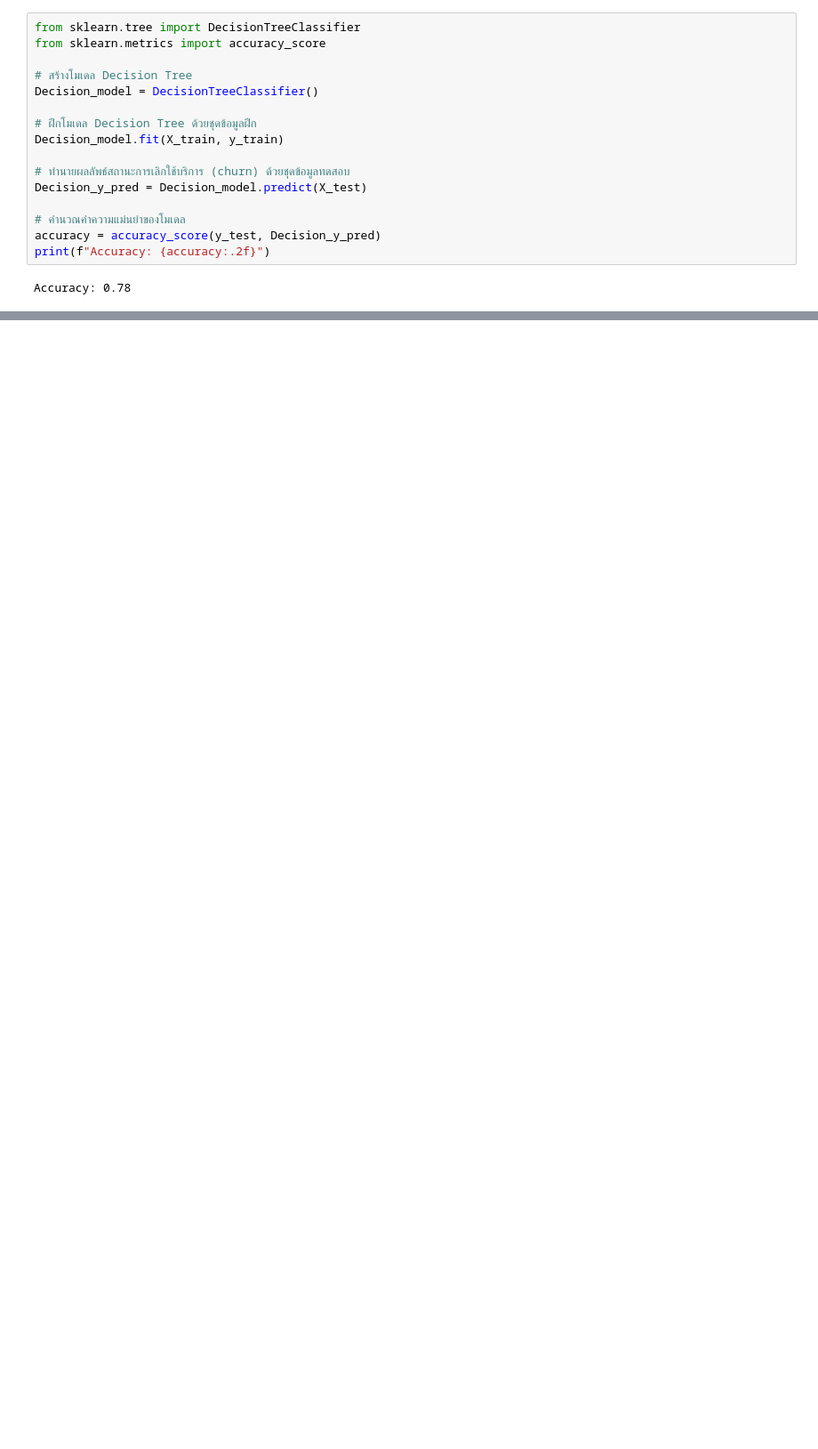
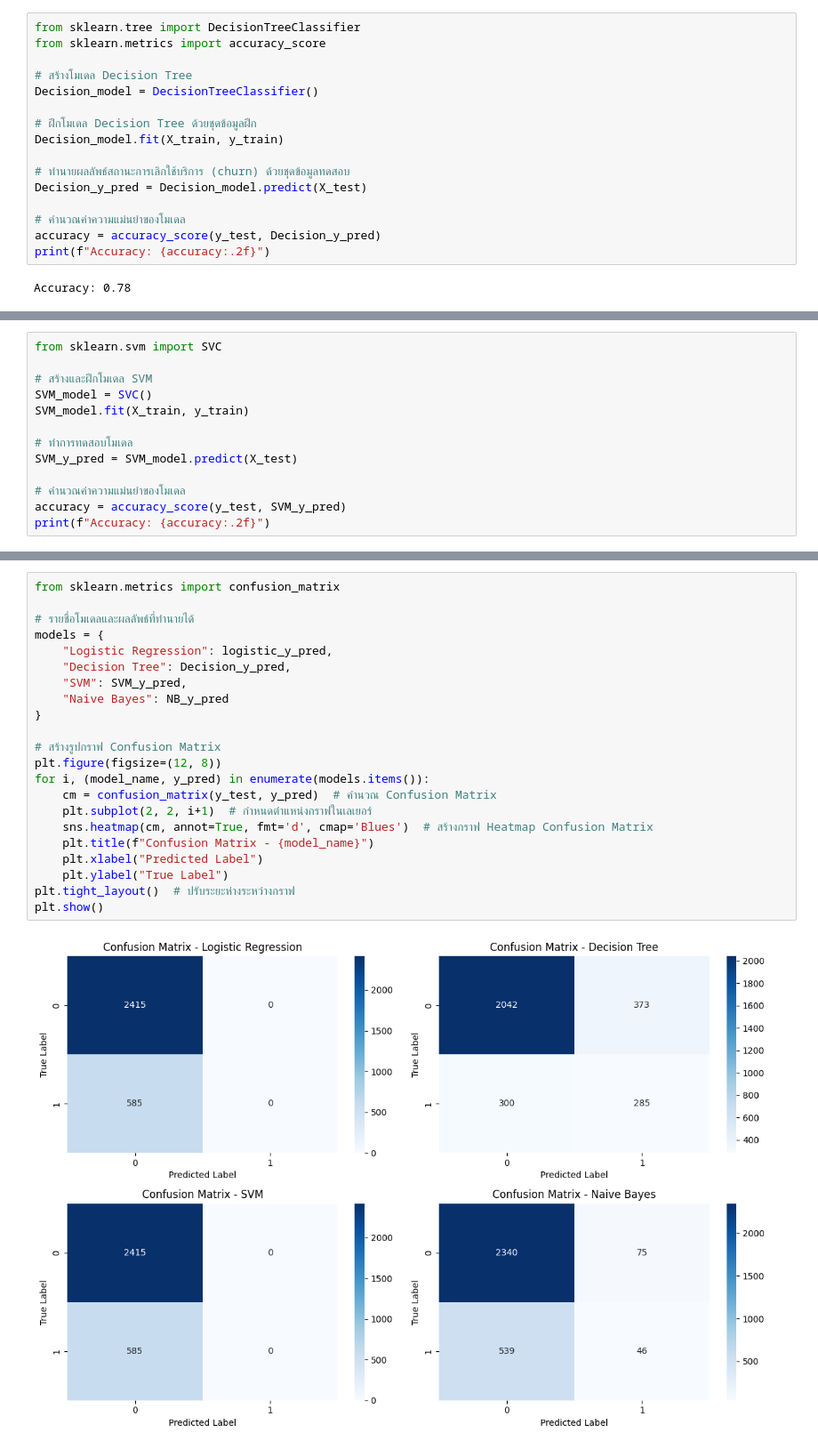
Before and after one commit to Jasada7/Machine-Learning, a Jupyter notebook: Bank_Customer_Churn_Prediction.ipynb, the cells around one changed output, grey strips where cells are left out. Shown at 89% size. Saved outputs shown, nothing was run; the diff lists cells and outputs as text; blank space fills up the shorter version.

```diff
--- a/Bank_Customer_Churn_Prediction.ipynb
+++ b/Bank_Customer_Churn_Prediction.ipynb
@@ -320,0 +255,13 @@ plt.show()
+# %%
+from sklearn.svm import SVC
+
+# สร้างและฝึกโมเดล SVM
+SVM_model = SVC()
+SVM_model.fit(X_train, y_train)
+
+# ทำการทดสอบโมเดล
+SVM_y_pred = SVM_model.predict(X_test)
+
+# คำนวณค่าความแม่นยำของโมเดล
+accuracy = accuracy_score(y_test, SVM_y_pred)
+print(f"Accuracy: {accuracy:.2f}")
@@ -321 +300,25 @@ plt.show()
+# %%
+from sklearn.metrics import confusion_matrix
+
+# รายชื่อโมเดลและผลลัพธ์ที่ทำนายได้
+models = {
+    "Logistic Regression": logistic_y_pred,
+    "Decision Tree": Decision_y_pred,
+    "SVM": SVM_y_pred,
+    "Naive Bayes": NB_y_pred
+}
+
+# สร้างรูปกราฟ Confusion Matrix
+plt.figure(figsize=(12, 8))
+for i, (model_name, y_pred) in enumerate(models.items()):
+    cm = confusion_matrix(y_test, y_pred)  # คำนวณ Confusion Matrix
+    plt.subplot(2, 2, i+1)  # กำหนดตำแหน่งกราฟในเลเยอร์
+    sns.heatmap(cm, annot=True, fmt='d', cmap='Blues')  # สร้างกราฟ Heatmap Confusion Matrix
+    plt.title(f"Confusion Matrix - {model_name}")
+    plt.xlabel("Predicted Label")
+    plt.ylabel("True Label")
+plt.tight_layout()  # ปรับระยะห่างระหว่างกราฟ
+plt.show()
+# %% [output]
+[figure, added]
 # %%
```
Also changed, not shown: parts of 22 cells of this notebook.
